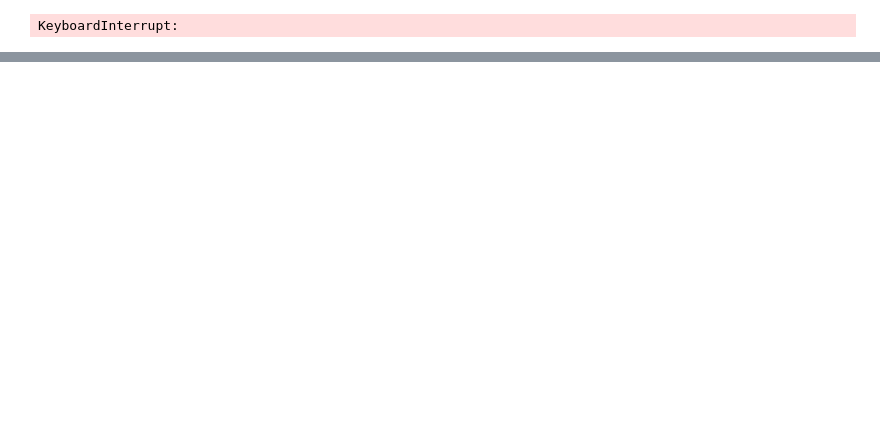
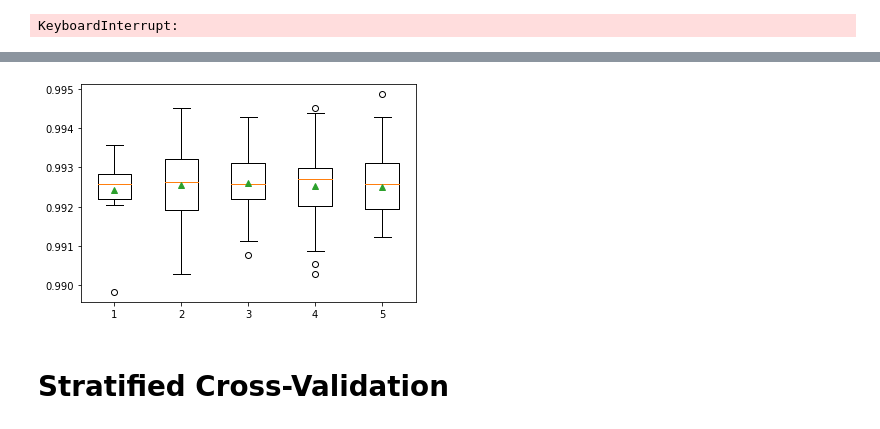
Before and after one commit to 2dukes/PROJ_IART_2021, a Jupyter notebook: proj2/CreditRisk.ipynb, the cells around one changed output, grey strips where cells are left out. Saved outputs shown, nothing was run; the diff lists cells and outputs as text; code cells hidden in the pictures; blank space fills up the shorter version.

```diff
--- a/proj2/CreditRisk.ipynb
+++ b/proj2/CreditRisk.ipynb
@@ -518,0 +548,22 @@ scatter.savefig("output.png")
+# %%
+from sklearn.model_selection import RepeatedKFold
+
+repeats = range(1,6)
+results = list()
+
+for r in repeats:
+    cv = RepeatedKFold(n_splits=10, n_repeats=r, random_state=1)
+    decision_tree_classifier = DecisionTreeClassifier()
+
+    # cross_val_score returns a list of the scores, which we can visualize
+    # to get a reasonable estimate of our classifier's performance
+    cv_scores = cross_val_score(decision_tree_classifier, all_inputs, all_labels, scoring='accuracy', cv=cv)
+
+    results.append(cv_scores)
+
+plt.boxplot(results, labels=[str(r) for r in repeats], showmeans=True)
+plt.show()
+# %% [output]
+[figure, added]
+# %% [markdown]
+# Stratified Cross-Validation
```
Also changed, not shown: parts of 15 cells of this notebook.
